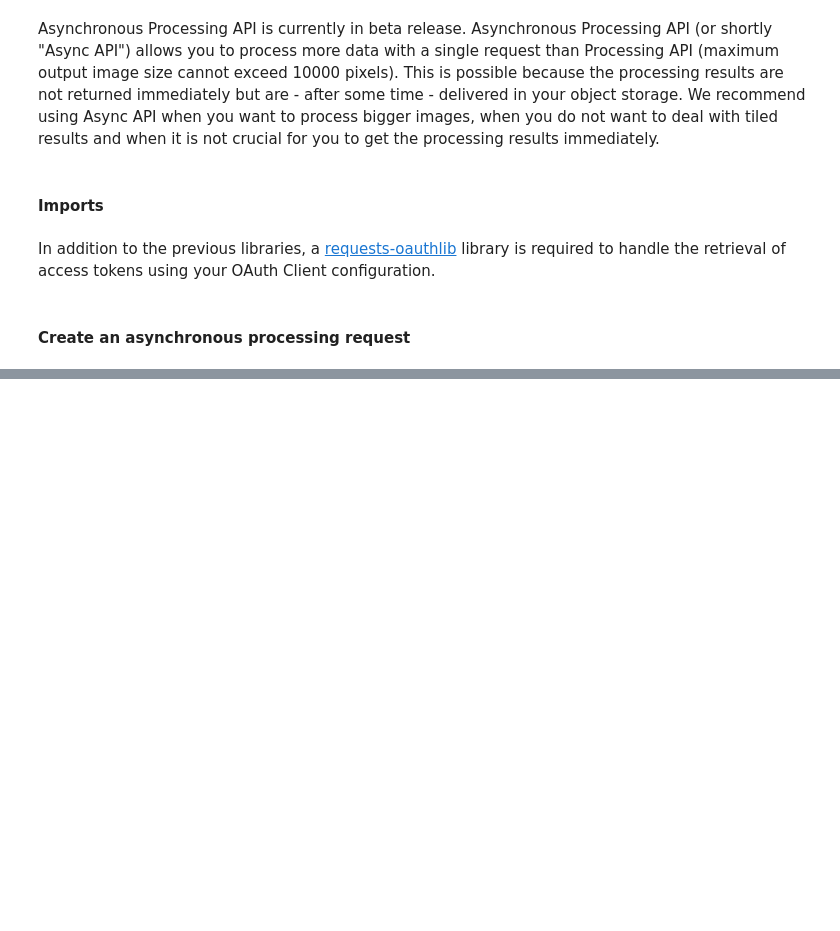
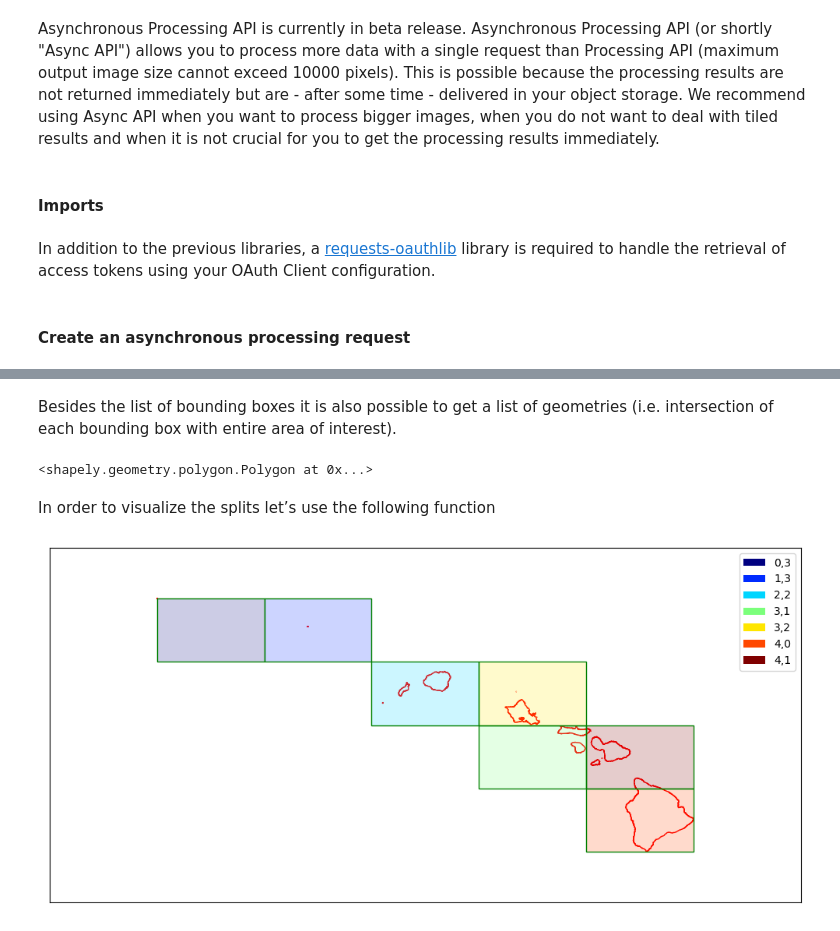
Before and after one commit to sentinel-hub/code-snippets, a Jupyter notebook: requests/request-examples-different-scales.ipynb, the cells around one changed output, grey strips where cells are left out. Cells and saved outputs as stored; diff of their text form; code cells hidden in the pictures; blank space fills up the shorter version.

```diff
--- a/requests/request-examples-different-scales.ipynb
+++ b/requests/request-examples-different-scales.ipynb
@@ -246,0 +294,15 @@ response.json()
+# %%
+bbox_splitter = BBoxSplitter(
+    [hawaii_area], CRS.WGS84, (5, 4)
+)  # bounding box will be split into grid of 5x4 bounding boxes
+
+print("Area bounding box: {}\n".format(bbox_splitter.get_area_bbox().__repr__()))
+
+bbox_list = bbox_splitter.get_bbox_list()
+info_list = bbox_splitter.get_info_list()
+
+print(
+    "Each bounding box also has some info how it was created.\nExample:\nbbox: {}\ninfo: {}\n".format(
+        bbox_list[0].__repr__(), info_list[0]
+    )
+)
@@ -246,0 +316,10 @@ response.json()
+# %% [markdown]
+Besides the list of bounding boxes it is also possible to get a list of geometries (i.e. intersection of each bounding box with entire area of interest).
+# %%
+geometry_list = bbox_splitter.get_geometry_list()
+
+geometry_list[0]
+# %% [output]
+<shapely.geometry.polygon.Polygon at 0x...>
+# %% [markdown]
+In order to visualize the splits let’s use the following function
@@ -246,0 +399,4 @@ response.json()
+# %%
+show_splitter(bbox_splitter, show_legend=True)
+# %% [output]
+[figure, added]
```
Also changed, not shown: parts of 34 cells of this notebook.
